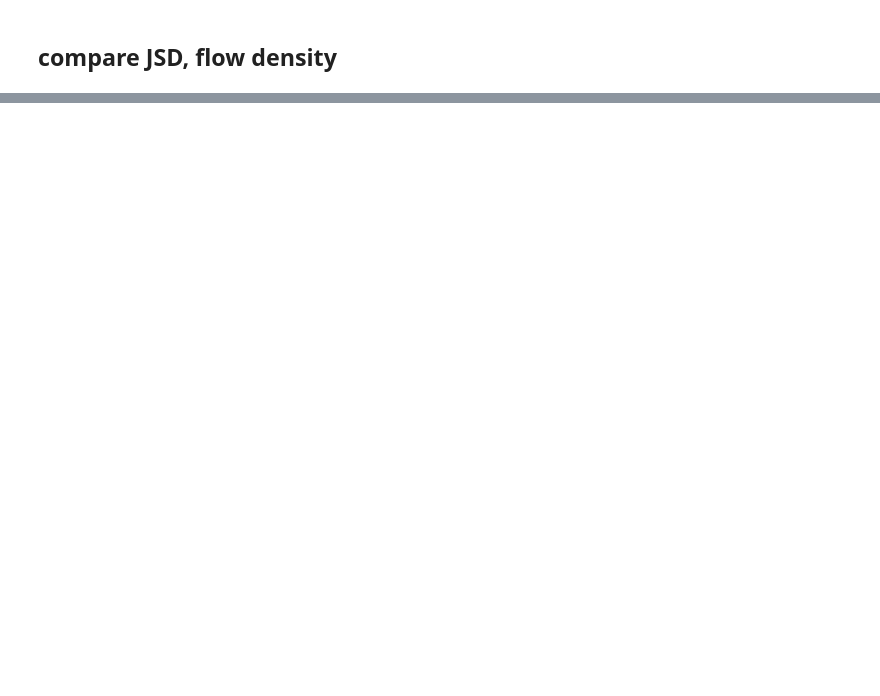
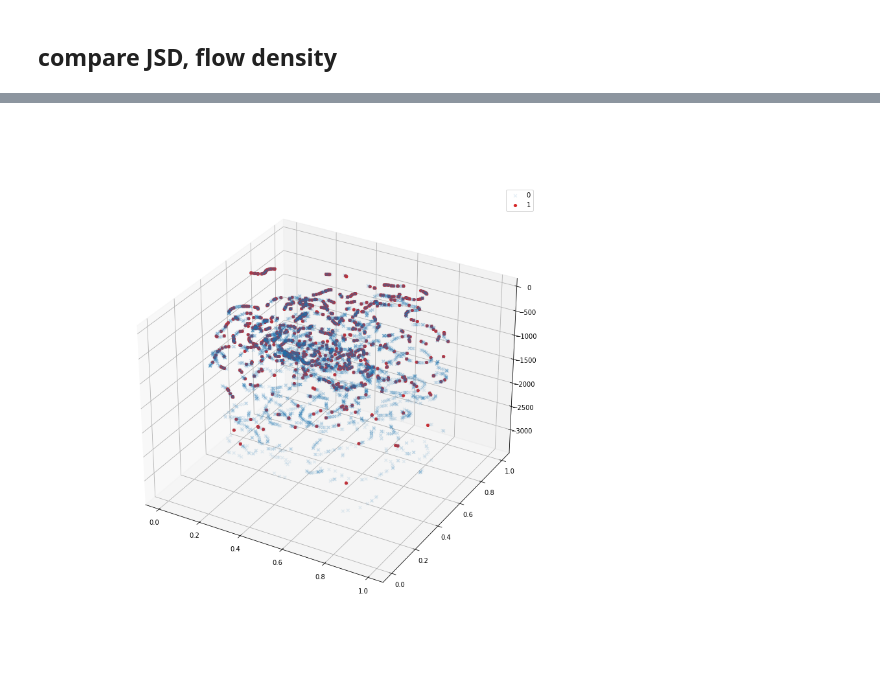
Before and after one commit to a07458666/flow_unicon, a Jupyter notebook: visualization.ipynb, the cells around one changed output, grey strips where cells are left out. Drawn from its saved outputs; the diff is of its cells as text; code cells hidden in the pictures; blank space fills up the shorter version.

```diff
--- a/visualization.ipynb
+++ b/visualization.ipynb
@@ -302,0 +494,34 @@ plt.show()
+# %%
+def pltDisV2(target, emb, density):
+    result = np.array(emb)
+    result_min, result_max = result.min(), result.max()
+    result_norm = (result - result_min) / (result_max - result_min)
+    # Project PNG
+    x_axis = result_norm[:,0]
+    y_axis = result_norm[:,1]
+    z_axis = density
+    c =  labels10
+    plt.figure(figsize=(12, 12))
+    ax = plt.axes(projection='3d')
+
+#     plt.xlim(0,1)
+#     plt.ylim(0,1)
+
+    cdict = {0: 'tab:blue', 1: 'tab:orange', 2: 'tab:green', 3: 'tab:red', 4: 'tab:purple', 5:'tab:brown', 6:'tab:pink', 7:'tab:gray', 8:'tab:olive', 9:'tab:cyan'}
+    m = ['o', '*', 's', 'P', 'p', 'x', 'X', 'd', 'h', 'H']
+
+    for color in np.unique(c):
+        ix = np.where(c == color)
+        ij = []
+#         print(color)
+#         print(ix[0][:20])
+        for j in ix[0]:
+            if (j % 10) == color:
+                ij.append(j)
+        if (color == target):
+            ax.scatter(x_axis[ix], y_axis[ix], z_axis[ix],  c=cdict[0], alpha=0.1, marker = m[color])
+            ax.scatter(x_axis[ij], y_axis[ij], z_axis[ij], c=cdict[3], alpha=1, marker = 'H')
+
+    plt.legend(['0','1','2','3','4','5','6','7','8','9'])
+    plt.savefig('DR.png')
+    plt.show()
@@ -302,0 +531,4 @@ plt.show()
+# %%
+pltDisV2(5, X_embedded, density)
+# %% [output]
+[figure, added]
```
Also changed, not shown: parts of 20 cells of this notebook.
